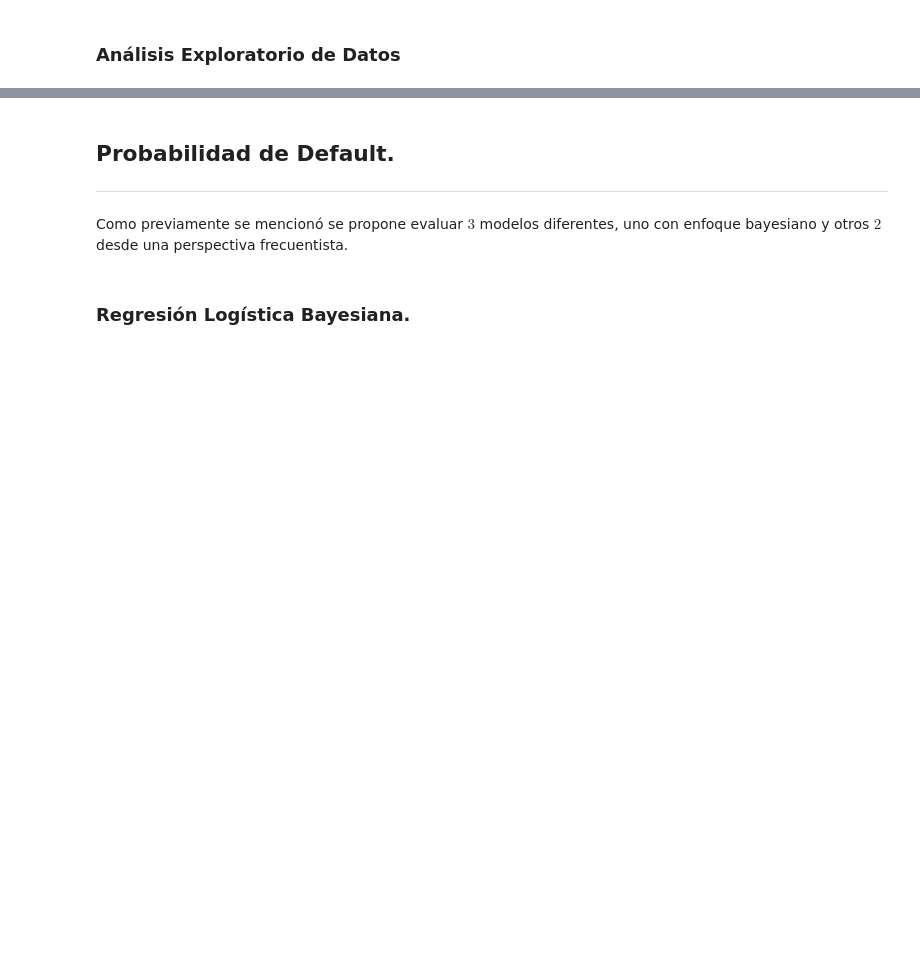
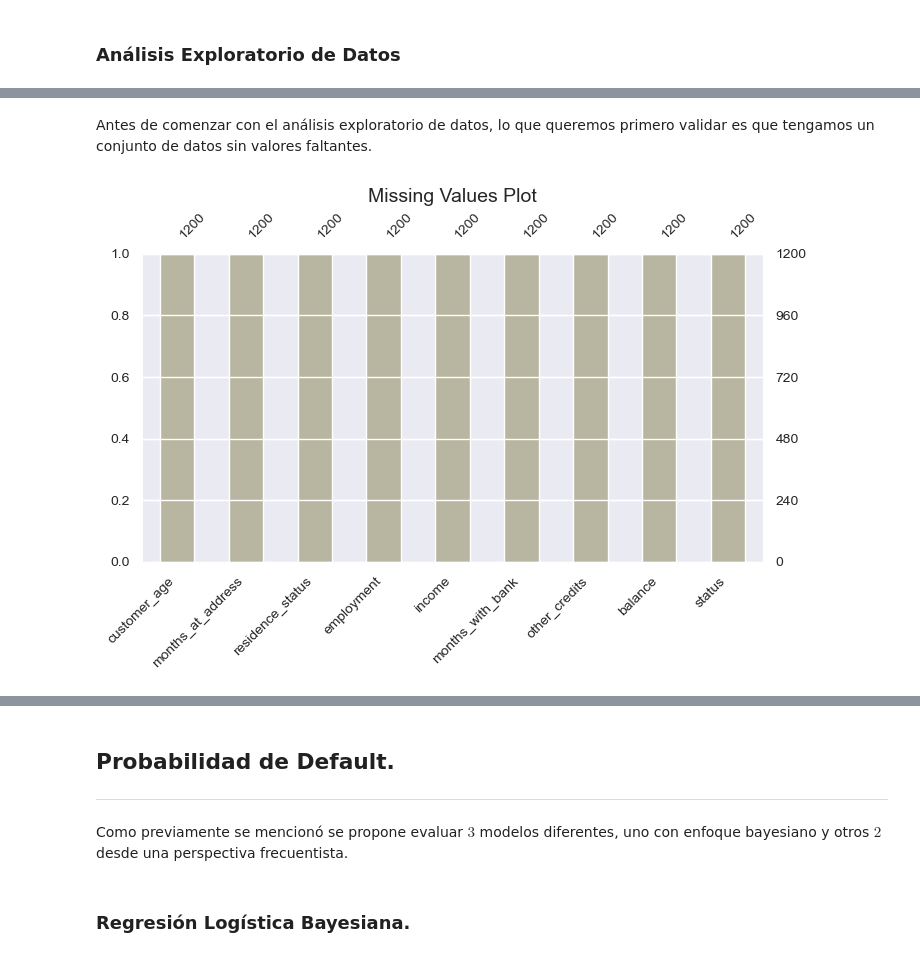
Before and after one commit to bmanica/optimal-interest-rate, a Jupyter notebook: OptimalRate_Implementation.ipynb, the cells around one changed output, grey strips where cells are left out. Cells and saved outputs as stored; diff of their text form; code cells hidden in the pictures; blank space fills up the shorter version.

```diff
--- a/OptimalRate_Implementation.ipynb
+++ b/OptimalRate_Implementation.ipynb
@@ -115,3 +135,11 @@ raw_data.head()
 | 2 | 47 | 30 | Tenant | Employed | 37000 | 61 | ... |
 | 3 | 50 | 75 | HomeOwner | Employed | 53000 | 20 | ... |
 | 4 | 68 | 56 | HomeOwner | Employed | 53000 | 14 | ... |
+# %% [markdown]
+Antes de comenzar con el análisis exploratorio de datos, lo que queremos primero validar es que tengamos un conjunto de datos sin valores faltantes.
+# %%
+### Let's see how many missing values do we have.
+mgno.bar(raw_data, color='#B8B6A1', sort='ascending', figsize=(8,4), fontsize=10);
+plt.title('Missing Values Plot', fontsize=14);
+# %% [output]
+[figure, added]
```
Also changed, not shown: parts of 47 cells of this notebook, 5 other files.
